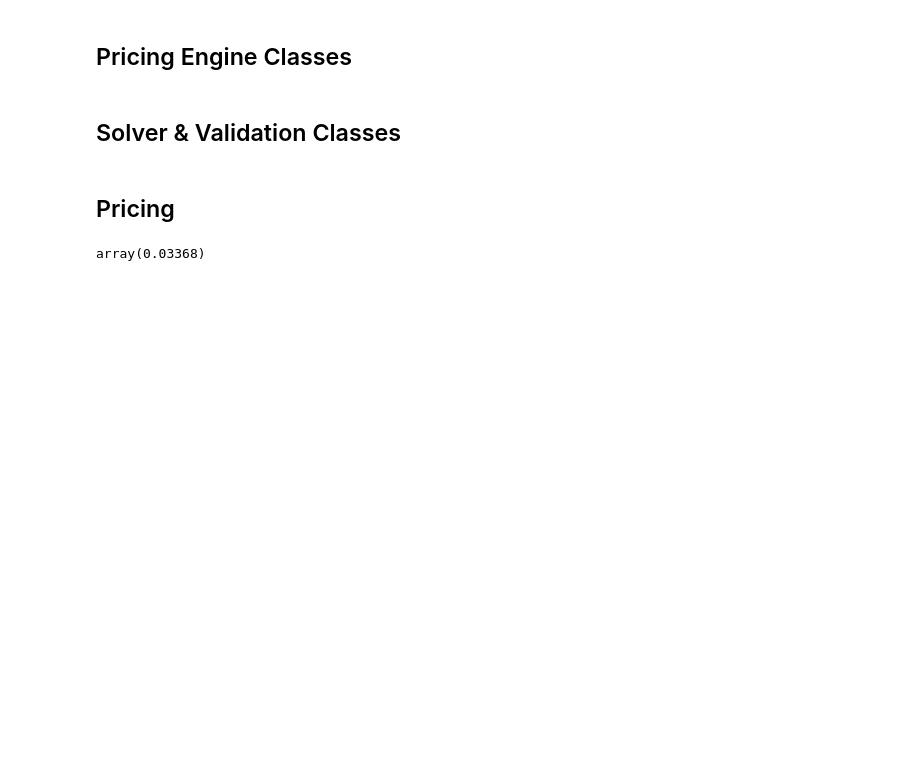
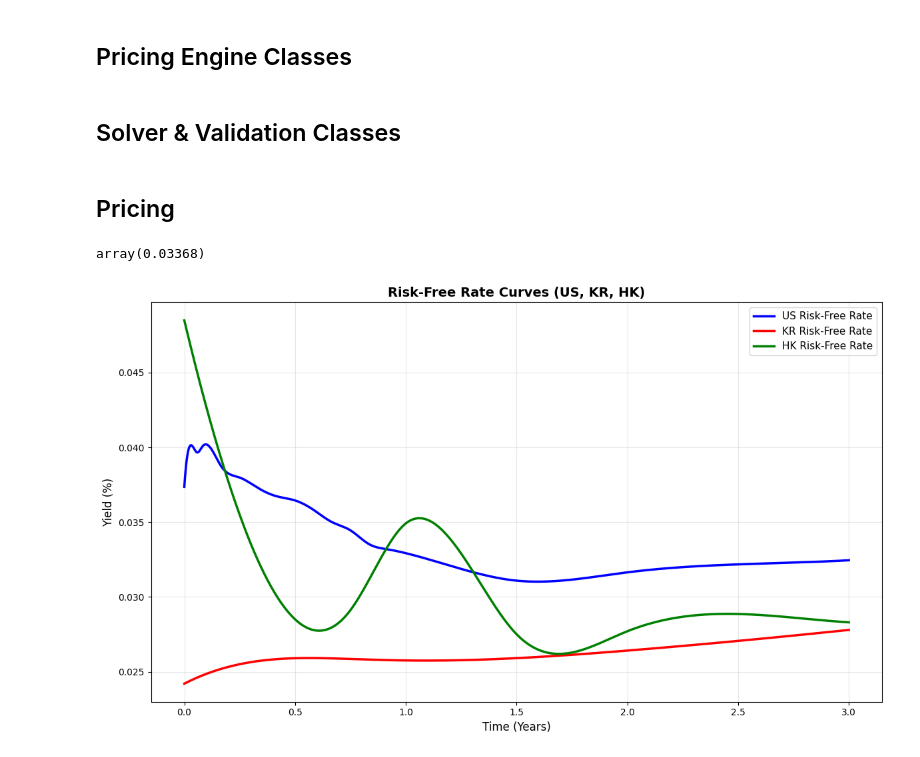
Before and after one commit to cyrusysleung/FINA4150_Group_Project, a Jupyter notebook: Project.ipynb, the cells around one changed output. Saved outputs shown, nothing was run; the diff lists cells and outputs as text; code cells hidden in the pictures; blank space fills up the shorter version.

```diff
--- a/Project.ipynb
+++ b/Project.ipynb
@@ -36,9 +36,18 @@ import scipy.interpolate as interpolate
 ## Market Data Classes
 # %%
 class Curves:
-    """Store and retrieve time-dependent risk-free rates and dividend yield using cubic spline interpolation."""
+    """Store and retrieve time-dependent risk-free rates and dividend yield using cubic spline interpolation. Uses bootstrapping for instantaneous rates."""
     cs = None
-    def __init__(self, x, y):
+    def __init__(self, x, y, bootstrap: bool = True):
+        if bootstrap:
+            t = y.copy()
+            for i in range(1, len(y)):
+                # print(f"i = {i}")
+                # print(f"Original y = {y[i]}, y diff = {y[i]-y[i-1]}, x diff = {x[i]-x[i-1]}")
+                t[i] = ((1 + y[i]) ** x[i] / (1 + y[i-1]) ** x[i-1]) ** (1 / (x[i] - x[i-1])) - 1
+                # print(f"Final y = {y[i]}")
+            y = t
+        # print(y)
         self.cs = interpolate.CubicSpline(x, y)
 
     def __call__(self, t: float) -> float: # This means when u make an object like rf = Curves(whatever), then you can just do rf(t) to get the interpolated value
@@ -266,3 +292,28 @@ hk_rf = Curves(hk_rf['Tenor'].values, hk_rf['Yield'].values)
 us_rf(2)
 # %% [output]
 array(0.03368)
+# %%
+# AI generated plots
+
+
+plt.figure(figsize=(12, 7))
+
+# Plot all three risk-free rate curves
+x = np.linspace(0, 3, 1000)
+y_us = us_rf(x)
+y_kr = kr_rf(x)
+y_hk = hk_rf(x)
+
+plt.plot(x, y_us, linewidth=2.5, label='US Risk-Free Rate', color='blue')
+plt.plot(x, y_kr, linewidth=2.5, label='KR Risk-Free Rate', color='red')
+plt.plot(x, y_hk, linewidth=2.5, label='HK Risk-Free Rate', color='green')
+
+plt.xlabel('Time (Years)', fontsize=12)
+plt.ylabel('Yield (%)', fontsize=12)
+plt.title('Risk-Free Rate Curves (US, KR, HK)', fontsize=14, fontweight='bold')
+plt.grid(True, alpha=0.3)
+plt.legend(fontsize=11, loc='best')
+plt.tight_layout()
+plt.show()
+# %% [output]
+[figure, added]
```
Also changed, not shown: parts of 8 cells of this notebook, 6 other files.
